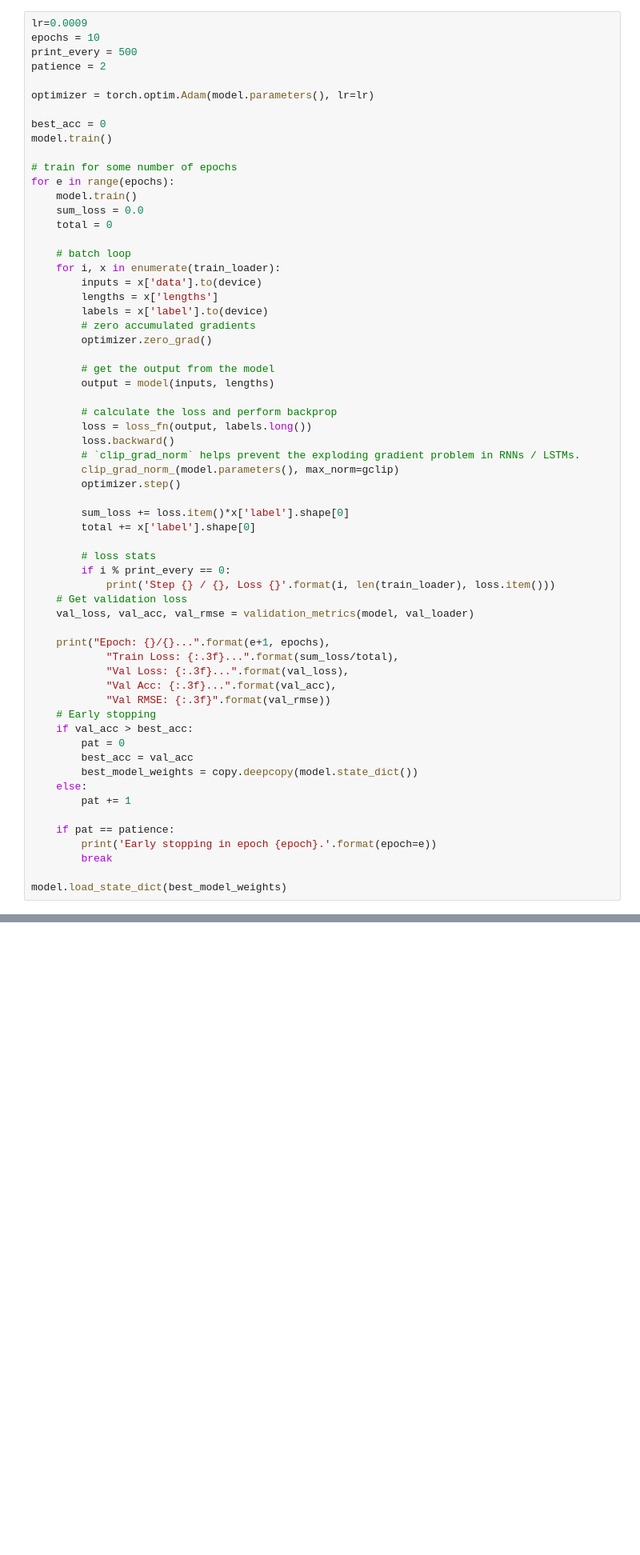
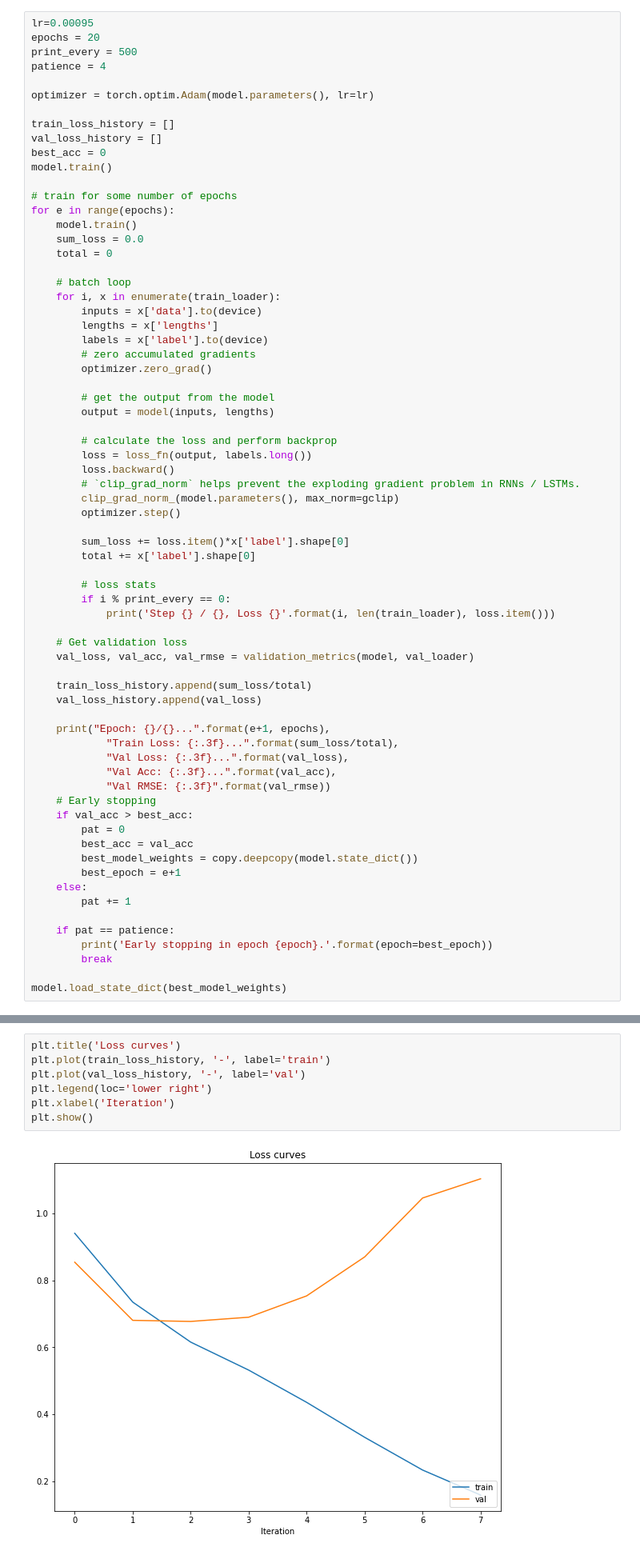
Before and after one commit to Notram1/sentiment-analysis-tripadvisor, a Jupyter notebook: 2_SentimentAnalysis_PyTorch.ipynb, the cells around one changed output, grey strips where cells are left out. Shown at 80% size. Saved outputs shown, nothing was run; the diff lists cells and outputs as text; blank space fills up the shorter version.

Commit message:
Added loss curves for train and val

```diff
--- a/2_SentimentAnalysis_PyTorch.ipynb
+++ b/2_SentimentAnalysis_PyTorch.ipynb
@@ -293,13 +293,15 @@ Using cuda...
 # %% [markdown]
 Training loop:
 # %%
-lr=0.0009
-epochs = 10
+lr=0.00095
+epochs = 20
 print_every = 500
-patience = 2
+patience = 4
 
 optimizer = torch.optim.Adam(model.parameters(), lr=lr)
 
+train_loss_history = []
+val_loss_history = []
 best_acc = 0
 model.train()
 
@@ -333,8 +335,12 @@ for e in range(epochs):
         # loss stats
         if i % print_every == 0:
             print('Step {} / {}, Loss {}'.format(i, len(train_loader), loss.item()))
+
     # Get validation loss
     val_loss, val_acc, val_rmse = validation_metrics(model, val_loader)
+
+    train_loss_history.append(sum_loss/total)
+    val_loss_history.append(val_loss)
 
     print("Epoch: {}/{}...".format(e+1, epochs),
             "Train Loss: {:.3f}...".format(sum_loss/total),
@@ -346,11 +352,12 @@ for e in range(epochs):
         pat = 0
         best_acc = val_acc
         best_model_weights = copy.deepcopy(model.state_dict())
+        best_epoch = e+1
     else:
         pat += 1
 
     if pat == patience:
-        print('Early stopping in epoch {epoch}.'.format(epoch=e))
+        print('Early stopping in epoch {epoch}.'.format(epoch=best_epoch))
         break
 
 model.load_state_dict(best_model_weights)
@@ -376,3 +385,12 @@ Early stopping in epoch 4.
+# %%
+plt.title('Loss curves')
+plt.plot(train_loss_history, '-', label='train')
+plt.plot(val_loss_history, '-', label='val')
+plt.legend(loc='lower right')
+plt.xlabel('Iteration')
+plt.show()
+# %% [output]
+[figure, added]
 # %% [markdown]
 ## Testing the Model
 
```
Also changed, not shown: parts of 5 cells of this notebook.
